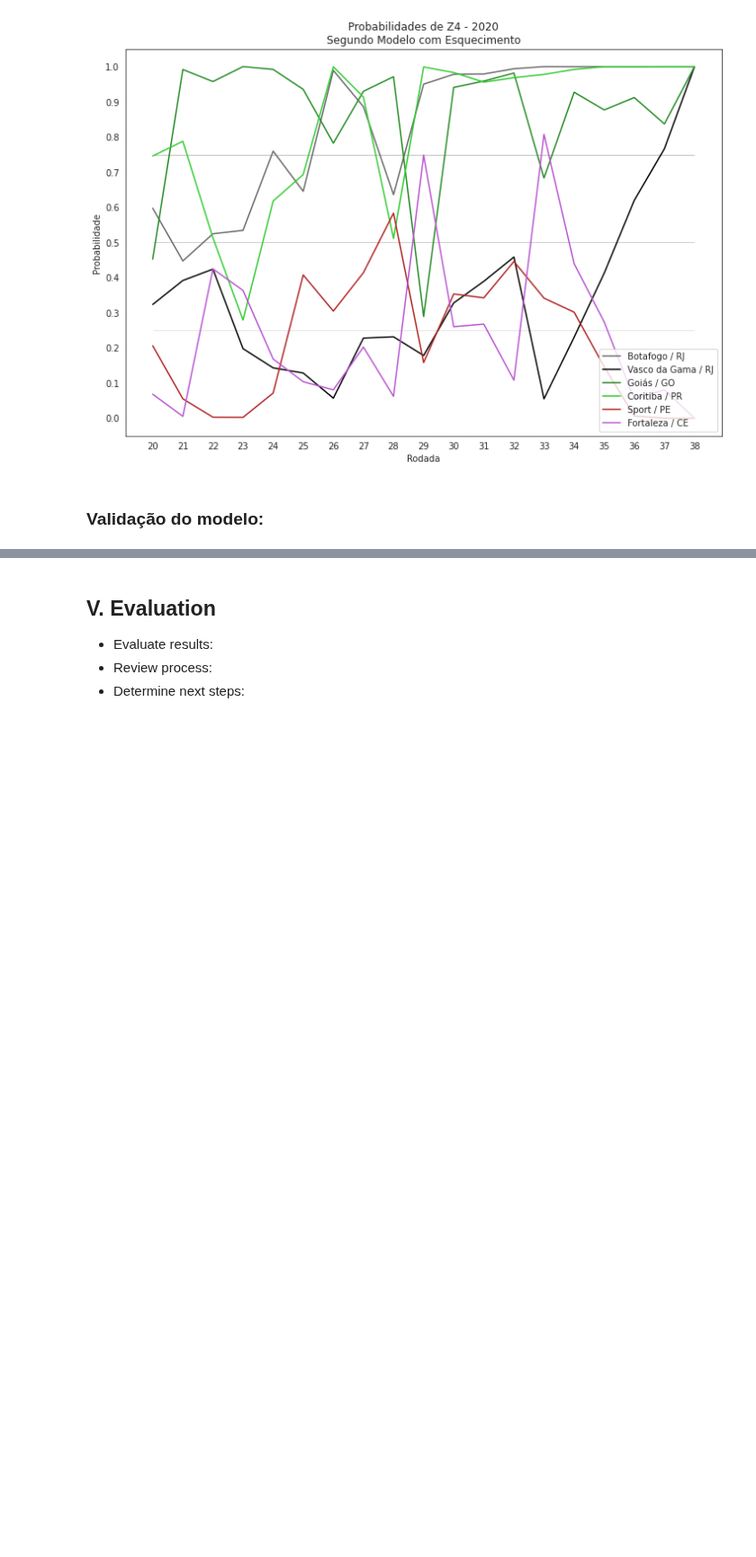
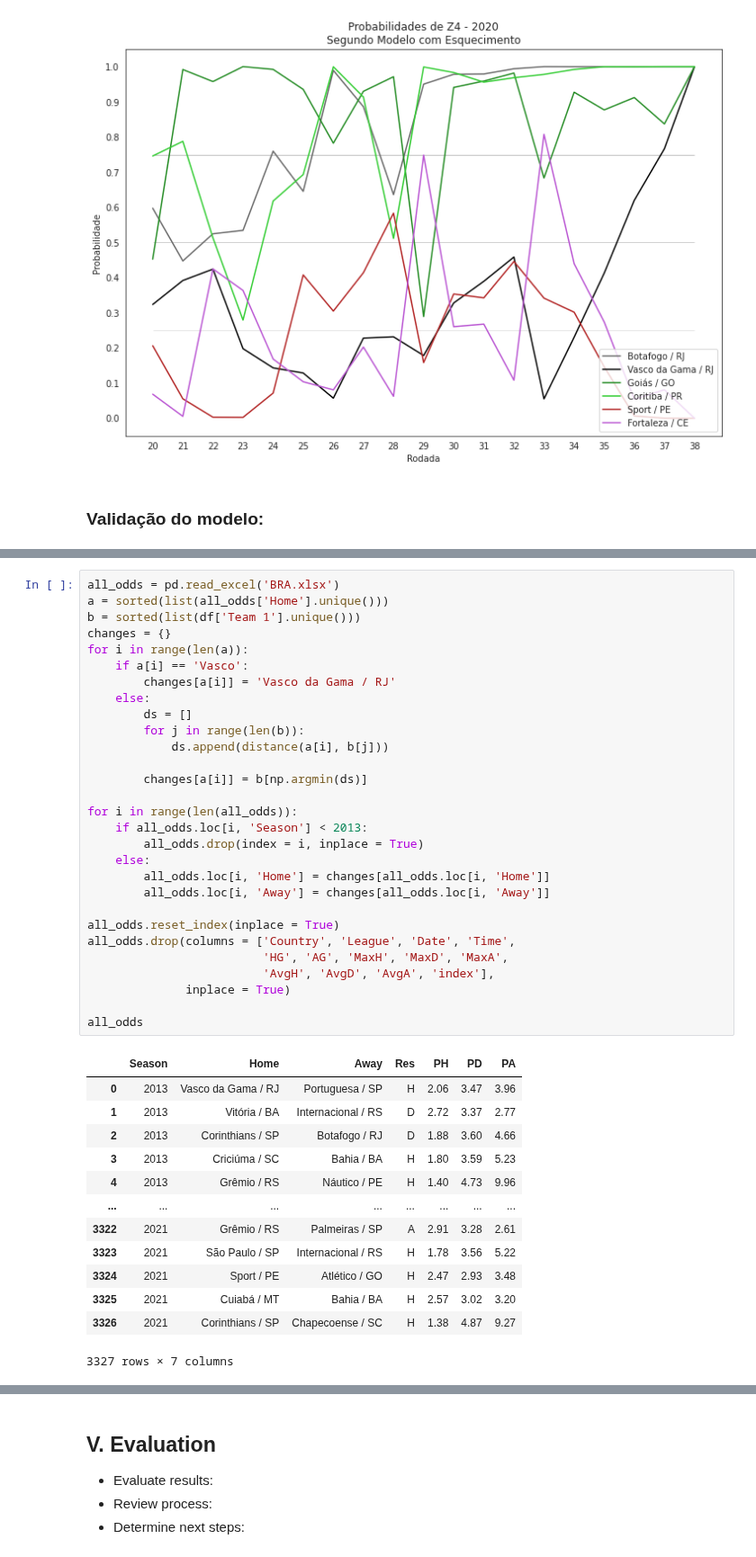
Before and after one commit to HannaRF/web-scraping, a Jupyter notebook: project.ipynb, the cells around one changed output, grey strips where cells are left out. Shown at 90% size. Drawn from its saved outputs; the diff is of its cells as text; blank space fills up the shorter version.

```diff
--- a/project.ipynb
+++ b/project.ipynb
@@ -1468,0 +1406,43 @@ roc_auc_scores[30]
+# %%
+all_odds = pd.read_excel('BRA.xlsx')
+a = sorted(list(all_odds['Home'].unique()))
+b = sorted(list(df['Team 1'].unique()))
+changes = {}
+for i in range(len(a)):
+    if a[i] == 'Vasco':
+        changes[a[i]] = 'Vasco da Gama / RJ'
+    else:
+        ds = []
+        for j in range(len(b)):
+            ds.append(distance(a[i], b[j]))
+
+        changes[a[i]] = b[np.argmin(ds)]
+
+for i in range(len(all_odds)):
+    if all_odds.loc[i, 'Season'] < 2013:
+        all_odds.drop(index = i, inplace = True)
+    else:
+        all_odds.loc[i, 'Home'] = changes[all_odds.loc[i, 'Home']]
+        all_odds.loc[i, 'Away'] = changes[all_odds.loc[i, 'Away']]
+
+all_odds.reset_index(inplace = True)
+all_odds.drop(columns = ['Country', 'League', 'Date', 'Time',
+                         'HG', 'AG', 'MaxH', 'MaxD', 'MaxA',
+                         'AvgH', 'AvgD', 'AvgA', 'index'],
+              inplace = True)
+
+all_odds
+# %% [output]
+|  | Season | Home | Away | Res | PH | PD | PA |
+| 0 | 2013 | Vasco da Gama / RJ | Portuguesa / SP | H | 2.06 | 3.47 | 3.96 |
+| 1 | 2013 | Vitória / BA | Internacional / RS | D | 2.72 | 3.37 | 2.77 |
+| 2 | 2013 | Corinthians / SP | Botafogo / RJ | D | 1.88 | 3.60 | 4.66 |
+| 3 | 2013 | Criciúma / SC | Bahia / BA | H | 1.80 | 3.59 | 5.23 |
+| 4 | 2013 | Grêmio / RS | Náutico / PE | H | 1.40 | 4.73 | 9.96 |
+| ... | ... | ... | ... | ... | ... | ... | ... |
+| 3322 | 2021 | Grêmio / RS | Palmeiras / SP | A | 2.91 | 3.28 | 2.61 |
+| 3323 | 2021 | São Paulo / SP | Internacional / RS | H | 1.78 | 3.56 | 5.22 |
+| 3324 | 2021 | Sport / PE | Atlético / GO | H | 2.47 | 2.93 | 3.48 |
+| 3325 | 2021 | Cuiabá / MT | Bahia / BA | H | 2.57 | 3.02 | 3.20 |
+| 3326 | 2021 | Corinthians / SP | Chapecoense / SC | H | 1.38 | 4.87 | 9.27 |
+3327 rows × 7 columns
```
Also changed, not shown: parts of 10 cells of this notebook, 1 other file.
